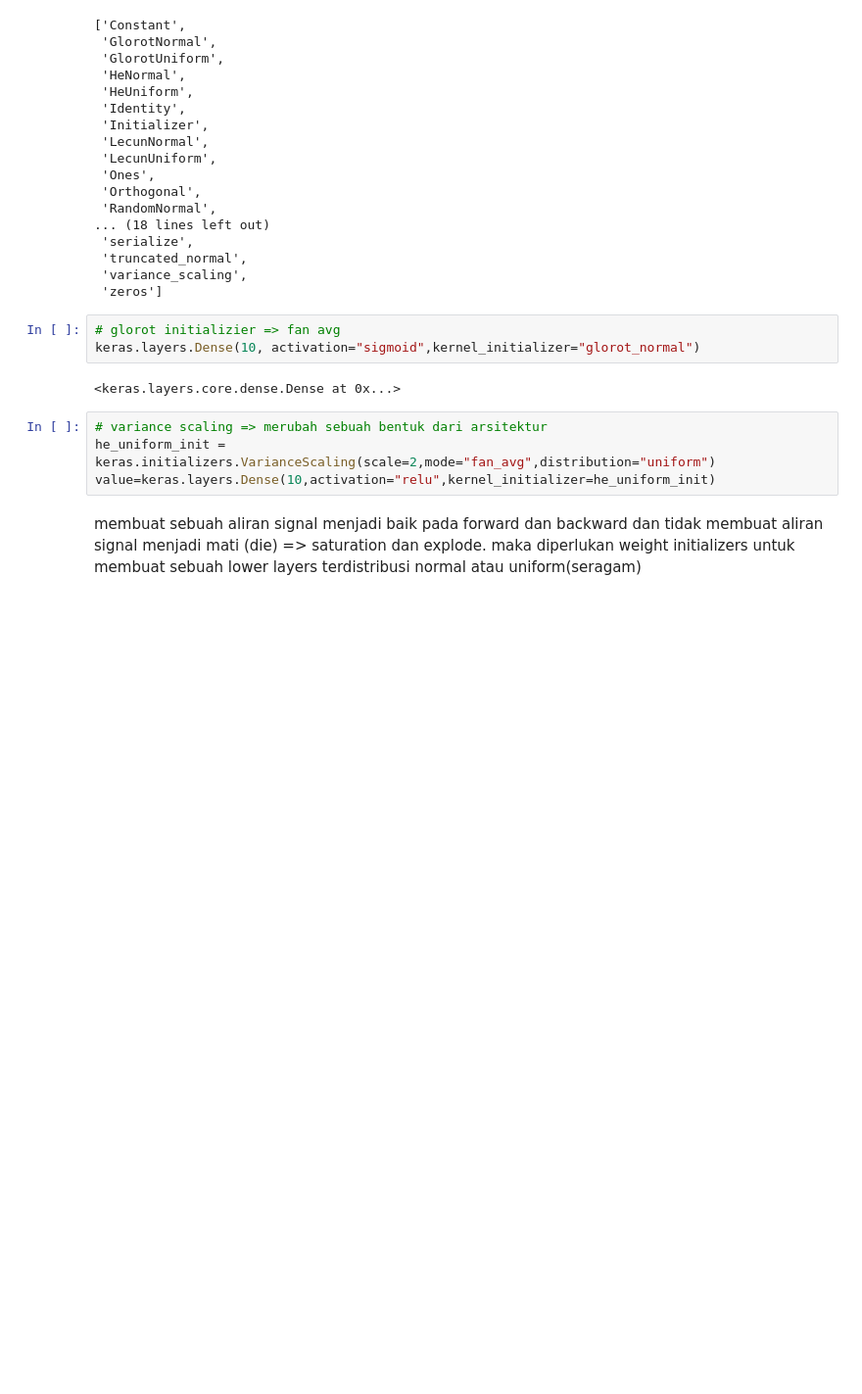
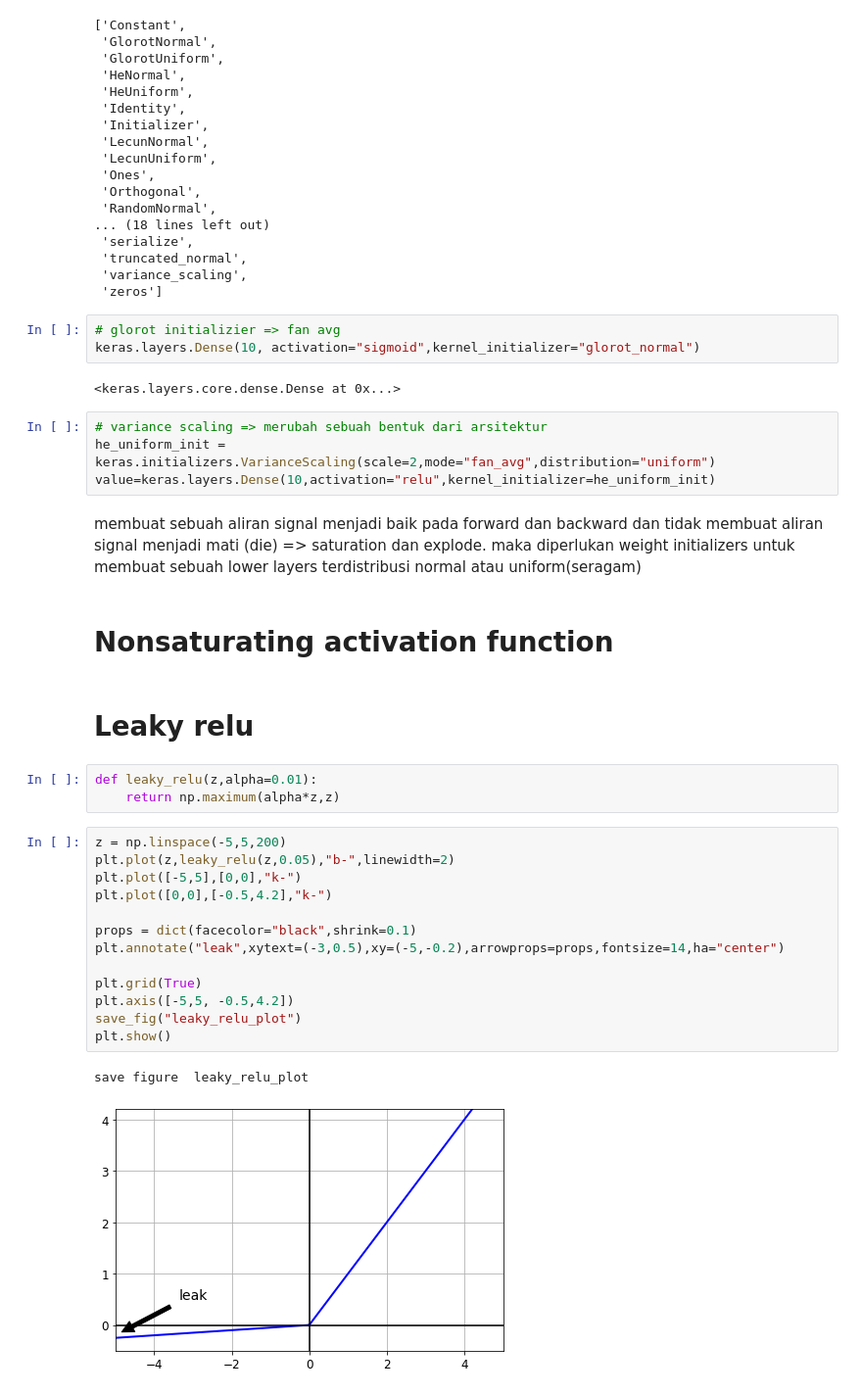
Before and after one commit to TeguhPermana666/Train_DNN, a Jupyter notebook: vanashing_exploding_gradient.ipynb, the cells around one changed output. Shown at 98% size. Drawn from its saved outputs; the diff is of its cells as text; blank space fills up the shorter version.

Commit message:
[Leaky relu ] deep activation function

```diff
--- a/vanashing_exploding_gradient.ipynb
+++ b/vanashing_exploding_gradient.ipynb
@@ -99,3 +99,26 @@ he_uniform_init = keras.initializers.VarianceScaling(scale=2,mode="fan_avg",dist
 value=keras.layers.Dense(10,activation="relu",kernel_initializer=he_uniform_init)
 # %% [markdown]
 membuat sebuah aliran signal menjadi baik pada forward dan backward dan tidak membuat aliran signal menjadi mati (die) => saturation dan explode. maka diperlukan weight initializers untuk membuat sebuah lower layers terdistribusi normal atau uniform(seragam)
+# %% [markdown]
+# Nonsaturating activation function
+# %% [markdown]
+# Leaky relu
+# %%
+def leaky_relu(z,alpha=0.01):
+    return np.maximum(alpha*z,z)
+# %%
+z = np.linspace(-5,5,200)
+plt.plot(z,leaky_relu(z,0.05),"b-",linewidth=2)
+plt.plot([-5,5],[0,0],"k-")
+plt.plot([0,0],[-0.5,4.2],"k-")
+
+props = dict(facecolor="black",shrink=0.1)
+plt.annotate("leak",xytext=(-3,0.5),xy=(-5,-0.2),arrowprops=props,fontsize=14,ha="center")
+
+plt.grid(True)
+plt.axis([-5,5, -0.5,4.2])
+save_fig("leaky_relu_plot")
+plt.show()
+# %% [output]
+save figure  leaky_relu_plot
+[figure, added]
```
Also changed, not shown: 1 other file.
